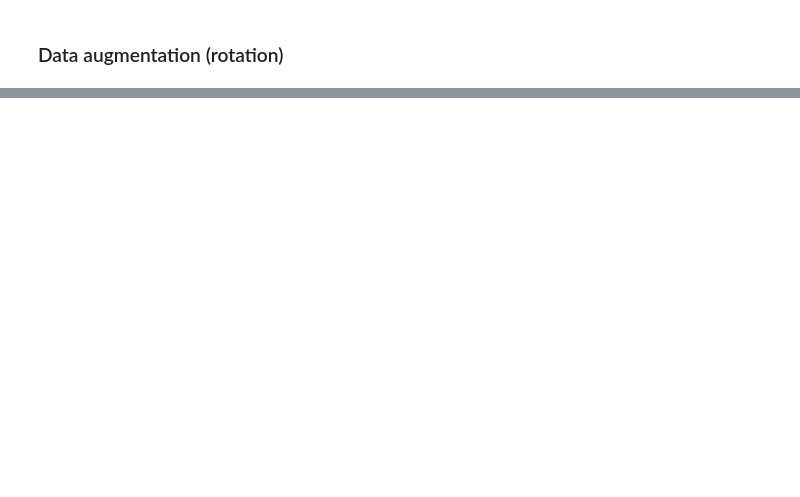
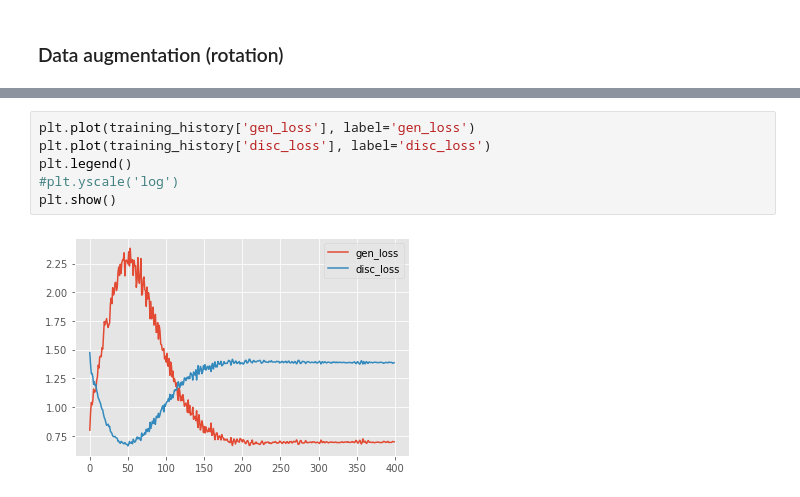
Before and after one commit to ArthurFDLR/race-track-generator, a Jupyter notebook: src/gan-custom.ipynb, the cells around one changed output, grey strips where cells are left out. Drawn from its saved outputs; the diff is of its cells as text; blank space fills up the shorter version.

```diff
--- a/src/gan-custom.ipynb
+++ b/src/gan-custom.ipynb
@@ -124,0 +366,8 @@ plt.close(fig)
+# %%
+plt.plot(training_history['gen_loss'], label='gen_loss')
+plt.plot(training_history['disc_loss'], label='disc_loss')
+plt.legend()
+#plt.yscale('log')
+plt.show()
+# %% [output]
+[figure, added]
```
Also changed, not shown: parts of 26 cells of this notebook.
